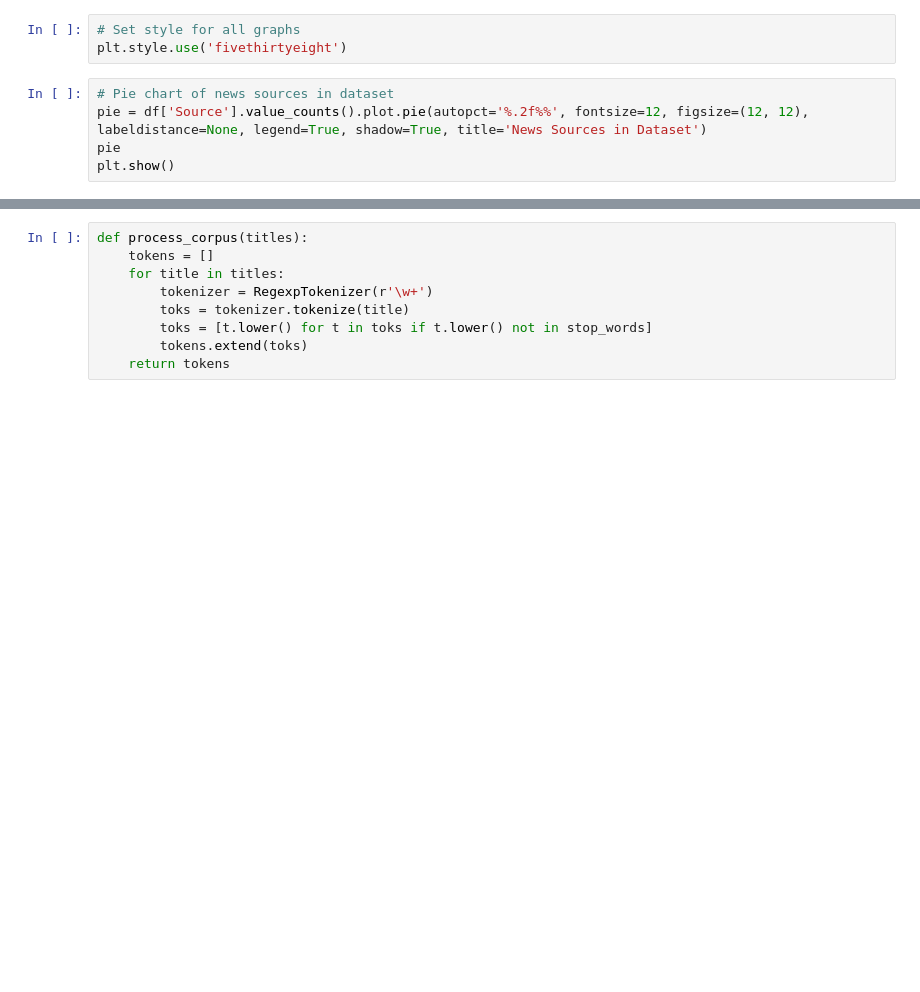
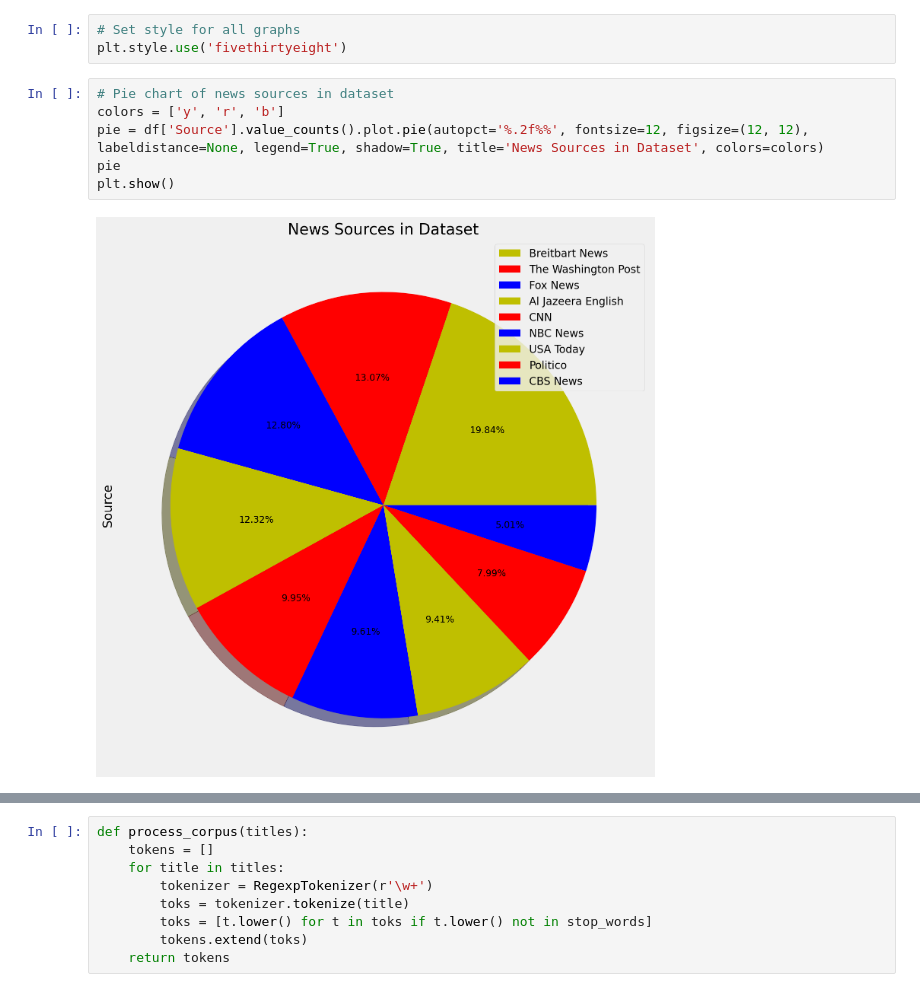
Before and after one commit to James-Ashley/sentiment_analysis, a Jupyter notebook: data_analysis/data_analysis_complete.ipynb, the cells around one changed output, grey strips where cells are left out. Drawn from its saved outputs; the diff is of its cells as text; blank space fills up the shorter version.

```diff
--- a/data_analysis/data_analysis_complete.ipynb
+++ b/data_analysis/data_analysis_complete.ipynb
@@ -39,9 +56,12 @@ df['Title'].count()
 plt.style.use('fivethirtyeight')
 # %%
 # Pie chart of news sources in dataset
-pie = df['Source'].value_counts().plot.pie(autopct='%.2f%%', fontsize=12, figsize=(12, 12), labeldistance=None, legend=True, shadow=True, title='News Sources in Dataset')
+colors = ['y', 'r', 'b']
+pie = df['Source'].value_counts().plot.pie(autopct='%.2f%%', fontsize=12, figsize=(12, 12), labeldistance=None, legend=True, shadow=True, title='News Sources in Dataset', colors=colors)
 pie
 plt.show()
+# %% [output]
+[figure, added]
 # %%
 # Bar graph of news sources in data set
 df['Source'].value_counts().plot.bar()
```
Also changed, not shown: parts of 26 cells of this notebook.
